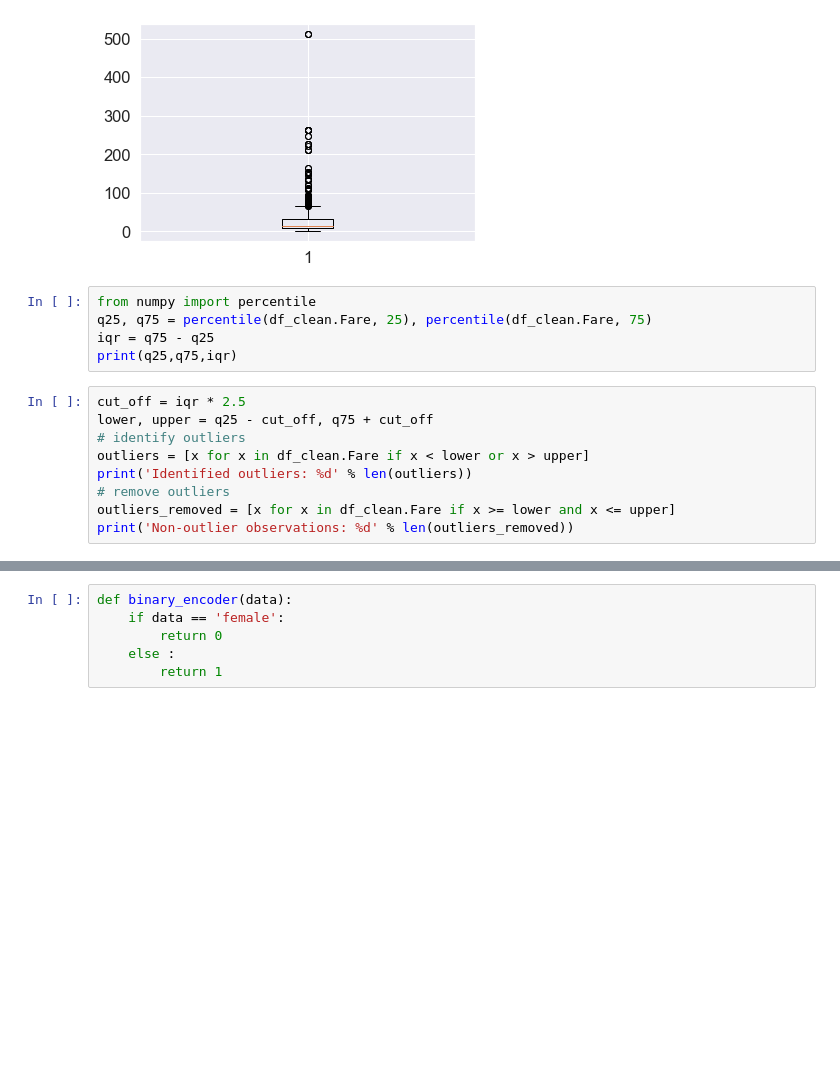
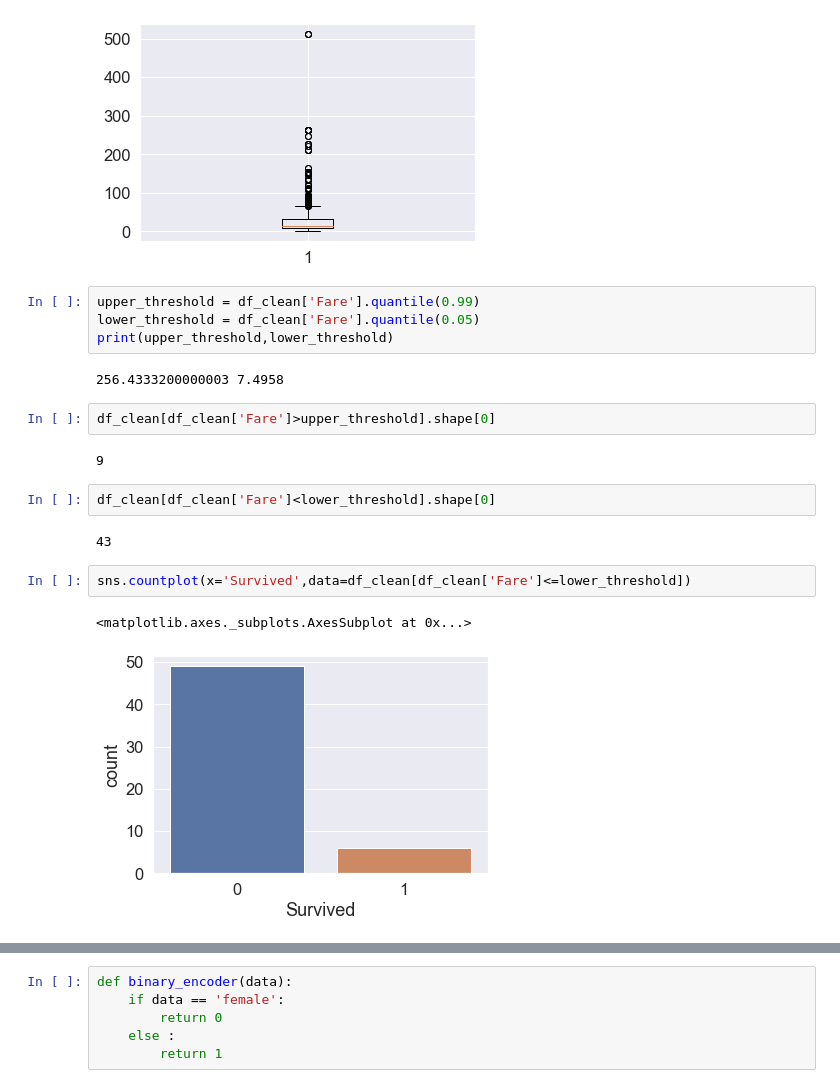
Before and after one commit to bahawal32/Surviving-Titanic-with-ML, a Jupyter notebook: Titanic Survival.ipynb, the cells around one changed output, grey strips where cells are left out. Saved outputs shown, nothing was run; the diff lists cells and outputs as text; blank space fills up the shorter version.

```diff
--- a/Titanic Survival.ipynb
+++ b/Titanic Survival.ipynb
@@ -287,17 +283,22 @@ plt.boxplot(df_clean.Fare)
  'fliers': [<matplotlib.lines.Line2D at 0x...>],
  'means': []}
 [figure]
-# %%
-from numpy import percentile
-q25, q75 = percentile(df_clean.Fare, 25), percentile(df_clean.Fare, 75)
-iqr = q75 - q25
-print(q25,q75,iqr)
-# %%
-cut_off = iqr * 2.5
-lower, upper = q25 - cut_off, q75 + cut_off
-# identify outliers
-outliers = [x for x in df_clean.Fare if x < lower or x > upper]
-print('Identified outliers: %d' % len(outliers))
-# remove outliers
-outliers_removed = [x for x in df_clean.Fare if x >= lower and x <= upper]
-print('Non-outlier observations: %d' % len(outliers_removed))
+# %%
+upper_threshold = df_clean['Fare'].quantile(0.99)
+lower_threshold = df_clean['Fare'].quantile(0.05)
+print(upper_threshold,lower_threshold)
+# %% [output]
+256.4333200000003 7.4958
+# %%
+df_clean[df_clean['Fare']>upper_threshold].shape[0]
+# %% [output]
+9
+# %%
+df_clean[df_clean['Fare']<lower_threshold].shape[0]
+# %% [output]
+43
+# %%
+sns.countplot(x='Survived',data=df_clean[df_clean['Fare']<=lower_threshold])
+# %% [output]
+<matplotlib.axes._subplots.AxesSubplot at 0x...>
+[figure, added]
```
Also changed, not shown: parts of 22 cells of this notebook.
